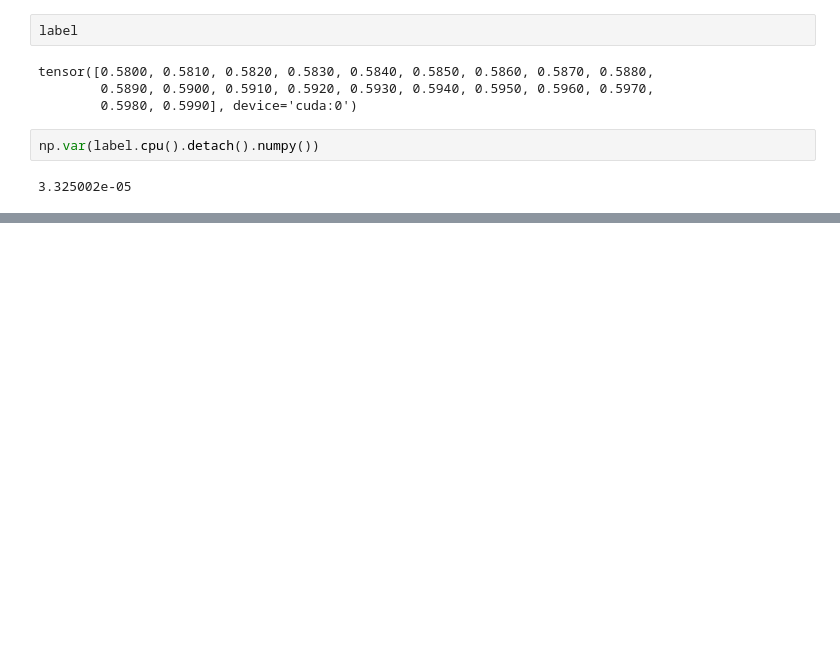
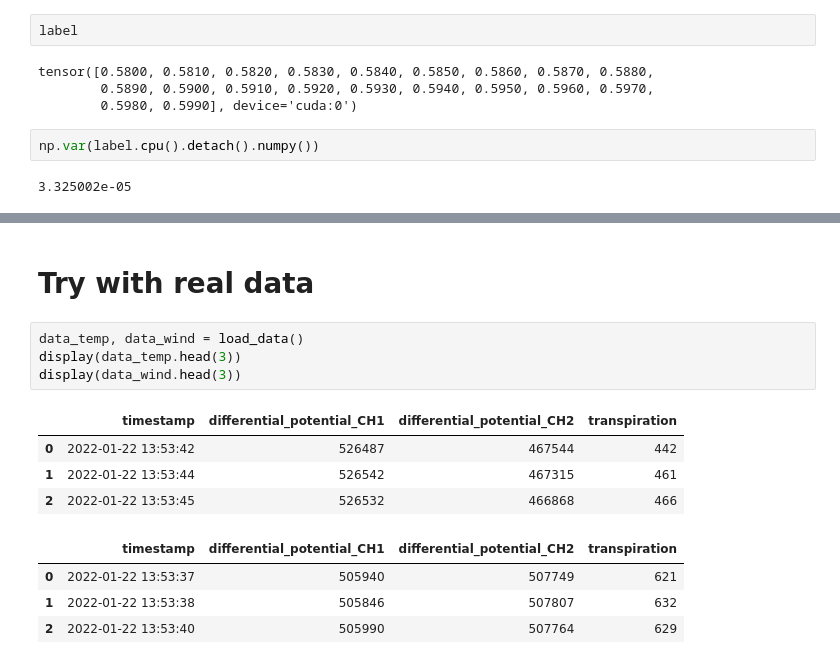
Before and after one commit to julianjandeleit/transformer-models-time-series-forecasting, a Jupyter notebook: notebooks/adapt_simle_transformer.ipynb, the cells around one changed output, grey strips where cells are left out. Drawn from its saved outputs; the diff is of its cells as text; blank space fills up the shorter version.

```diff
--- a/notebooks/adapt_simle_transformer.ipynb
+++ b/notebooks/adapt_simle_transformer.ipynb
@@ -295,0 +295,15 @@ np.var(out.cpu().detach().numpy())
+# %% [markdown]
+# Try with real data
+# %%
+data_temp, data_wind = load_data()
+display(data_temp.head(3))
+display(data_wind.head(3))
+# %% [output]
+|  | timestamp | differential_potential_CH1 | differential_potential_CH2 | transpiration |
+| 0 | 2022-01-22 13:53:42 | 526487 | 467544 | 442 |
+| 1 | 2022-01-22 13:53:44 | 526542 | 467315 | 461 |
+| 2 | 2022-01-22 13:53:45 | 526532 | 466868 | 466 |
+|  | timestamp | differential_potential_CH1 | differential_potential_CH2 | transpiration |
+| 0 | 2022-01-22 13:53:37 | 505940 | 507749 | 621 |
+| 1 | 2022-01-22 13:53:38 | 505846 | 507807 | 632 |
+| 2 | 2022-01-22 13:53:40 | 505990 | 507764 | 629 |
```
Also changed, not shown: parts of 13 cells of this notebook.
